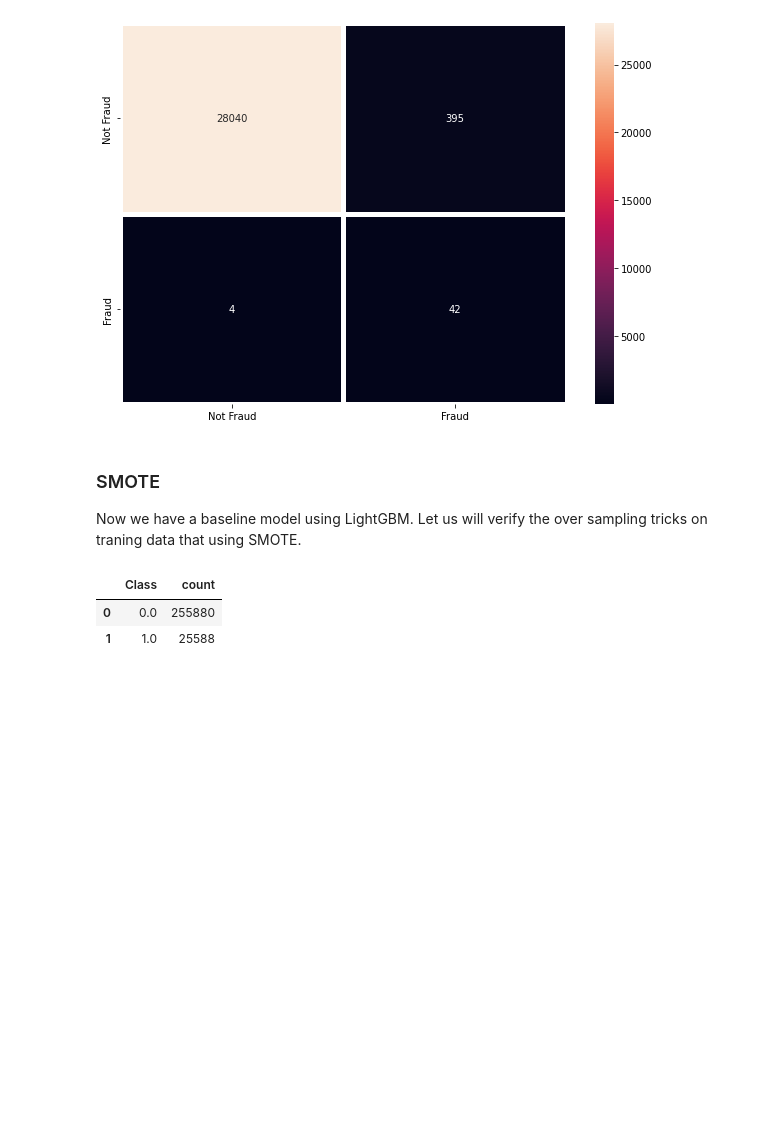
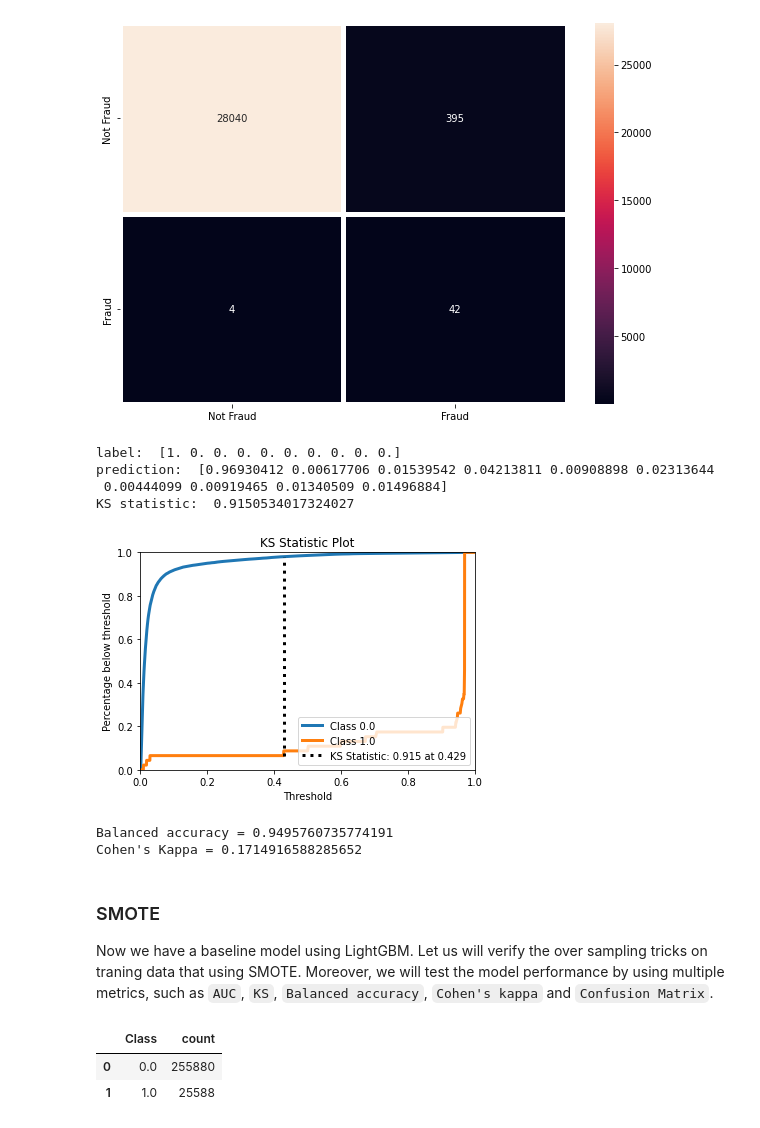
Before and after one commit to meta-soul/MetaSpore, a Jupyter notebook: demo/riskmodels/fraud_detection/notebooks/spark_lightgbm.ipynb, the cells around one changed output. Drawn from its saved outputs; the diff is of its cells as text; code cells hidden in the pictures; blank space fills up the shorter version.

```diff
--- a/demo/riskmodels/fraud_detection/notebooks/spark_lightgbm.ipynb
+++ b/demo/riskmodels/fraud_detection/notebooks/spark_lightgbm.ipynb
@@ -307,9 +302,41 @@ sn.heatmap(metrics.confusionMatrix().toArray(),
 # %% [output]
 <AxesSubplot:>
 [figure]
+# %%
+import sys
+import matplotlib.pyplot as plt
+
+sys.path.append('../../')
+from common.ks_utils import ks_2samp, ks_curve
+
+label = np.array(predictions.select(label_col).collect()).reshape(-1).astype(np.float32)
+prediction = np.array(predictions.select('probability').collect())[:, :, 1].reshape(-1)
+print('label: ', label[0:10])
+print('prediction: ', prediction[0:10])
+
+ks = ks_2samp(label, prediction)
+print("KS statistic: ", ks.statistic)
+ks_curve(label, prediction)
+plt.show()
+# %% [output]
+label:  [1. 0. 0. 0. 0. 0. 0. 0. 0. 0.]
+prediction:  [0.96930412 0.00617706 0.01539542 0.04213811 0.00908898 0.02313644
+ 0.00444099 0.00919465 0.01340509 0.01496884]
+KS statistic:  0.9150534017324027
+[figure, added]
+# %%
+from sklearn.metrics import balanced_accuracy_score, cohen_kappa_score
+
+# scikit-learn expects 0/1 predictions, so we threshold our raw predictions
+y_preds = np.where(prediction > 0.5, 1, 0)
+print("Balanced accuracy = {}".format(balanced_accuracy_score(label, y_preds)))
+print("Cohen's Kappa = {}".format(cohen_kappa_score(label, y_preds)))
+# %% [output]
+Balanced accuracy = 0.9495760735774191
+Cohen's Kappa = 0.1714916588285652
 # %% [markdown]
 ### SMOTE
-Now we have a baseline model using LightGBM. Let us will verify the over sampling tricks on traning data that using SMOTE.
+Now we have a baseline model using LightGBM. Let us will verify the over sampling tricks on traning data that using SMOTE. Moreover, we will test the model performance by using multiple metrics, such as `AUC`, `KS`, `Balanced accuracy`, `Cohen's kappa` and `Confusion Matrix`.
 # %%
 fg_train_smote_dataset = read_dataset(spark, 's3://dmetasoul-bucket/demo/risk/ulb/creditcard_train_smote.csv')
 train_smote_data = get_vectorassembler(fg_train_smote_dataset, label=label_col, features='features')
```
Also changed, not shown: parts of 11 cells of this notebook, 1 other file.
